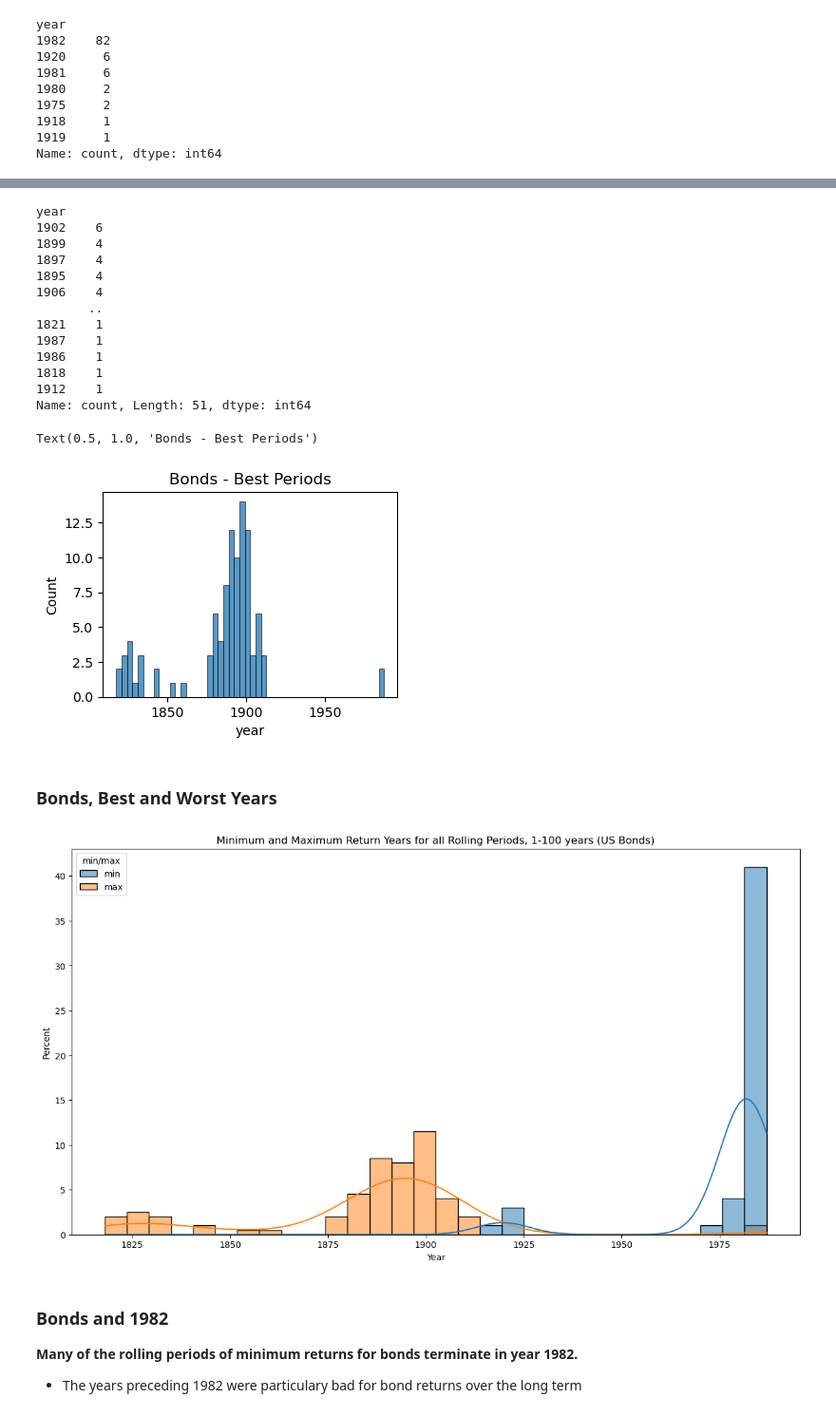
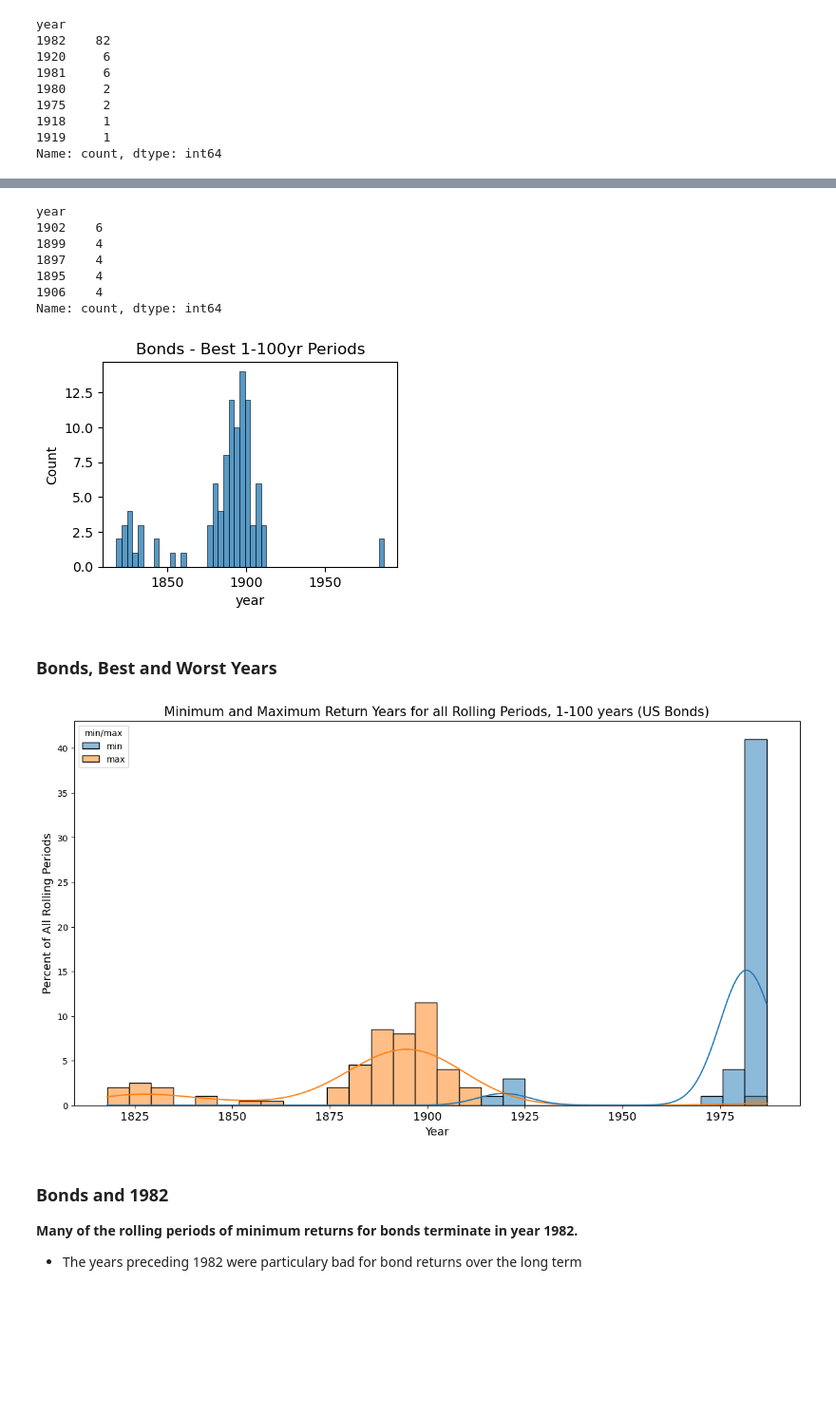
Before and after one commit to StarkArk/The_Long_View_Stocks_Bonds, a Jupyter notebook: stock_bond_return_analysis.ipynb, the cells around one changed output, grey strips where cells are left out. Shown at 95% size. Saved outputs shown, nothing was run; the diff lists cells and outputs as text; code cells hidden in the pictures; blank space fills up the shorter version.

```diff
--- a/stock_bond_return_analysis.ipynb
+++ b/stock_bond_return_analysis.ipynb
@@ -919,5 +987,5 @@ Text(0.5, 1.0, 'Bonds - Worst Periods')
 # %%
-b_year_max_cagr['year'].value_counts()
+b_year_max_cagr['year'].value_counts().head()
 # %% [output]
 year
 1902    6
@@ -925,20 +993,17 @@ year
 1897    4
 1895    4
 1906    4
-       ..
-1821    1
-1987    1
-1986    1
-1818    1
-1912    1
-Name: count, Length: 51, dtype: int64
+Name: count, dtype: int64
 # %%
 plt.figure(figsize=(4,2.8))
 sns.histplot(b_year_max_cagr['year'], bins=50)
-plt.title("Bonds - Best Periods")
+plt.title("Bonds - Best 1-100yr Periods")
+
+plt.savefig("Images/bonds_best_1to100_periods")
+
+plt.show()
 # %% [output]
-Text(0.5, 1.0, 'Bonds - Best Periods')
-[figure, old version]
+[figure, new version]
 # %% [markdown]
 ### Bonds, Best and Worst Years
 # %%
@@ -959,14 +1024,20 @@ b_year_minmax_cagr = pd.DataFrame.from_dict(b_year_minmax_cagr_dict)
 # %%
 # Histogram comparing all the min and max cagr years for 1-100 year roll periods (Bonds)
 plt.figure(figsize=(15,8))
 
 sns.histplot(b_year_minmax_cagr, x='year', hue='min/max', bins=30, kde = True, stat='percent')
 
-plt.title('Minimum and Maximum Return Years for all Rolling Periods, 1-100 years (US Bonds)')
-plt.xlabel('Year')
+plt.title('Minimum and Maximum Return Years for all Rolling Periods, 1-100 years (US Bonds)',
+          fontsize=15)
+plt.xlabel('Year', fontsize=13)
+plt.ylabel('Percent of All Rolling Periods', fontsize=13)
+plt.xticks(fontsize=13)
+
+plt.savefig("Images/bonds_best_worst_years_rolling_1to100_perc")
+
 plt.show()
 # %% [output]
-[figure, old version]
+[figure, new version]
 # %% [markdown]
 ### Bonds and 1982
 
```
Also changed, not shown: parts of 22 cells of this notebook, 12 other files.
